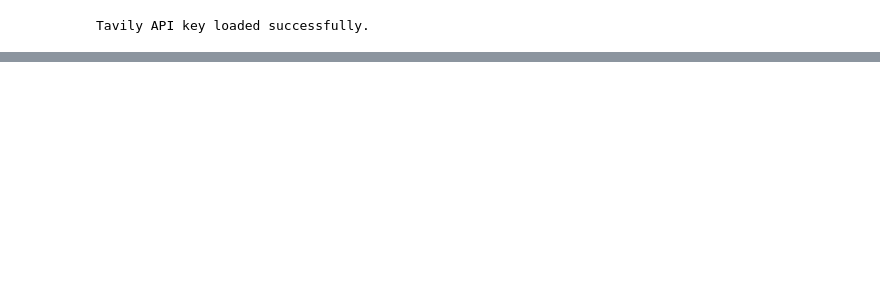
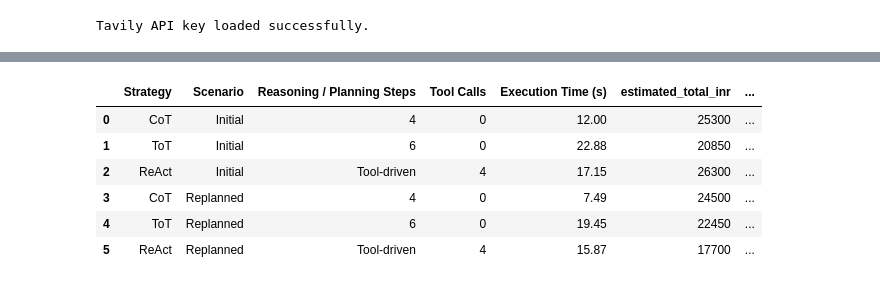
Before and after one commit to Rohak-Thakur/agentic-ai-assignments, a Jupyter notebook: Agentic_AI-2/Assignment_2_Agentic_AI.ipynb, the cells around one changed output, grey strips where cells are left out. Drawn from its saved outputs; the diff is of its cells as text; code cells hidden in the pictures; blank space fills up the shorter version.

Commit message:
added strat comparison

```diff
--- a/Agentic_AI-2/Assignment_2_Agentic_AI.ipynb
+++ b/Agentic_AI-2/Assignment_2_Agentic_AI.ipynb
@@ -668,0 +753,4 @@ Execution time: 14.79 seconds
+# %%
+cot_replanned_result = run_cot_agent(DISRUPTED_TRIP_CONFIG)
+tot_replanned_result = run_tot_agent(DISRUPTED_TRIP_CONFIG)
+react_replanned_result = run_react_agent(DISRUPTED_TRIP_CONFIG)
@@ -668,0 +907,63 @@ Execution time: 14.79 seconds
+# %%
+comparison_rows = [
+    {
+        "Strategy": "CoT",
+        "Scenario": "Initial",
+        "Reasoning / Planning Steps": cot_initial_result["planning_steps"],
+        "Tool Calls": 0,
+        "Execution Time (s)": cot_initial_result["execution_time_seconds"],
+        **evaluation_results["CoT - Initial"]
+    },
+    {
+        "Strategy": "ToT",
+        "Scenario": "Initial",
+        "Reasoning / Planning Steps": tot_initial_result["planning_steps"],
+        "Tool Calls": 0,
+        "Execution Time (s)": tot_initial_result["execution_time_seconds"],
+        **evaluation_results["ToT - Initial"]
+    },
+    {
+        "Strategy": "ReAct",
+        "Scenario": "Initial",
+        "Reasoning / Planning Steps": "Tool-driven",
+        "Tool Calls": react_initial_result["tool_calls_count"],
+        "Execution Time (s)": react_initial_result["execution_time_seconds"],
+        **evaluation_results["ReAct - Initial"]
+    },
+    {
+        "Strategy": "CoT",
+        "Scenario": "Replanned",
+        "Reasoning / Planning Steps": cot_replanned_result["planning_steps"],
+        "Tool Calls": 0,
+        "Execution Time (s)": cot_replanned_result["execution_time_seconds"],
+        **evaluation_results["CoT - Replanned"]
+    },
+    {
+        "Strategy": "ToT",
+        "Scenario": "Replanned",
+        "Reasoning / Planning Steps": tot_replanned_result["planning_steps"],
+        "Tool Calls": 0,
+        "Execution Time (s)": tot_replanned_result["execution_time_seconds"],
+        **evaluation_results["ToT - Replanned"]
+    },
+    {
+        "Strategy": "ReAct",
+        "Scenario": "Replanned",
+        "Reasoning / Planning Steps": "Tool-driven",
+        "Tool Calls": react_replanned_result["tool_calls_count"],
+        "Execution Time (s)": react_replanned_result["execution_time_seconds"],
+        **evaluation_results["ReAct - Replanned"]
+    }
+]
+
+comparison_df = pd.DataFrame(comparison_rows)
+
+comparison_df
+# %% [output]
+|  | Strategy | Scenario | Reasoning / Planning Steps | Tool Calls | Execution Time (s) | estimated_total_inr | ... |
+| 0 | CoT | Initial | 4 | 0 | 12.00 | 25300 | ... |
+| 1 | ToT | Initial | 6 | 0 | 22.88 | 20850 | ... |
+| 2 | ReAct | Initial | Tool-driven | 4 | 17.15 | 26300 | ... |
+| 3 | CoT | Replanned | 4 | 0 | 7.49 | 24500 | ... |
+| 4 | ToT | Replanned | 6 | 0 | 19.45 | 22450 | ... |
+| 5 | ReAct | Replanned | Tool-driven | 4 | 15.87 | 17700 | ... |
```
Also changed, not shown: parts of 14 cells of this notebook, 1 other file.
